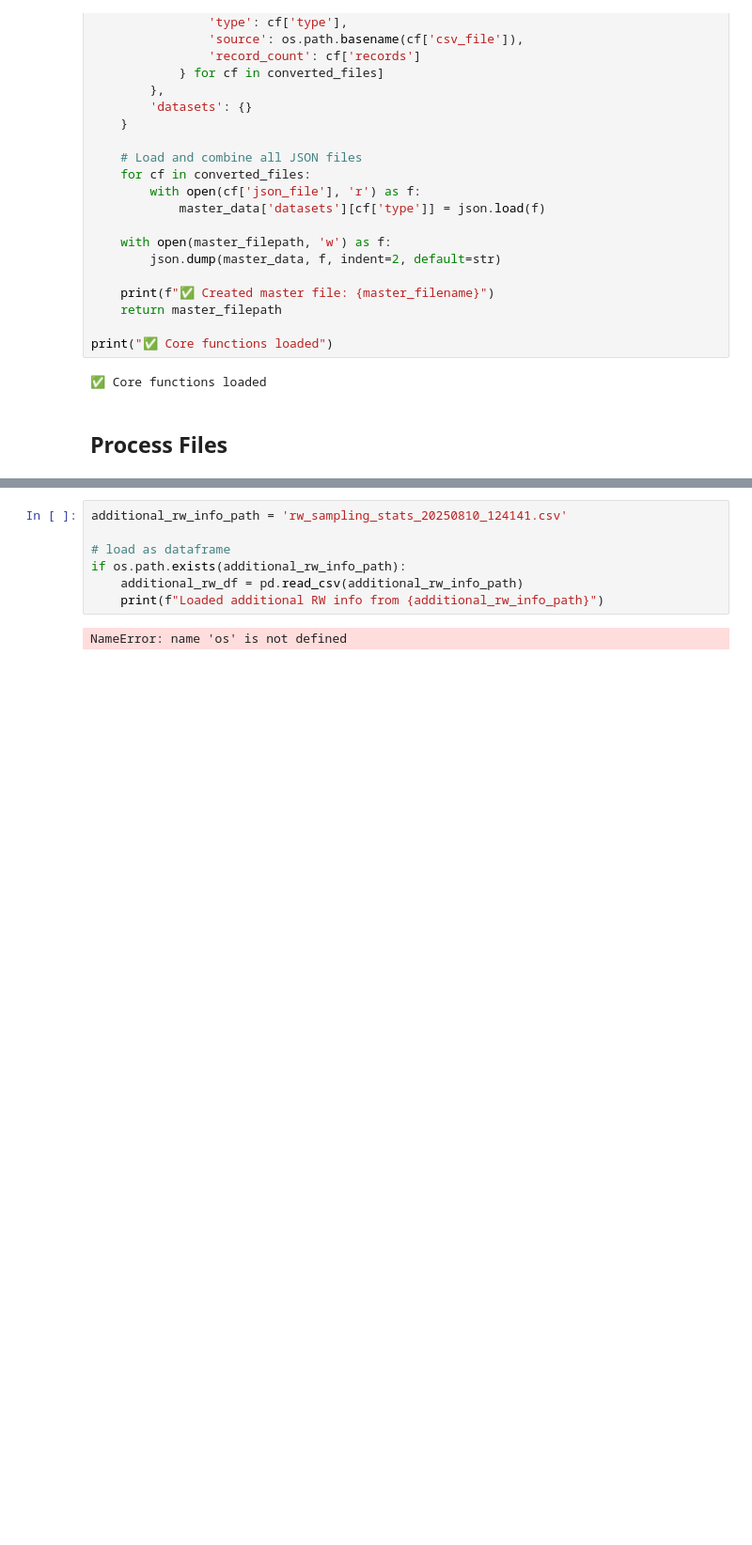
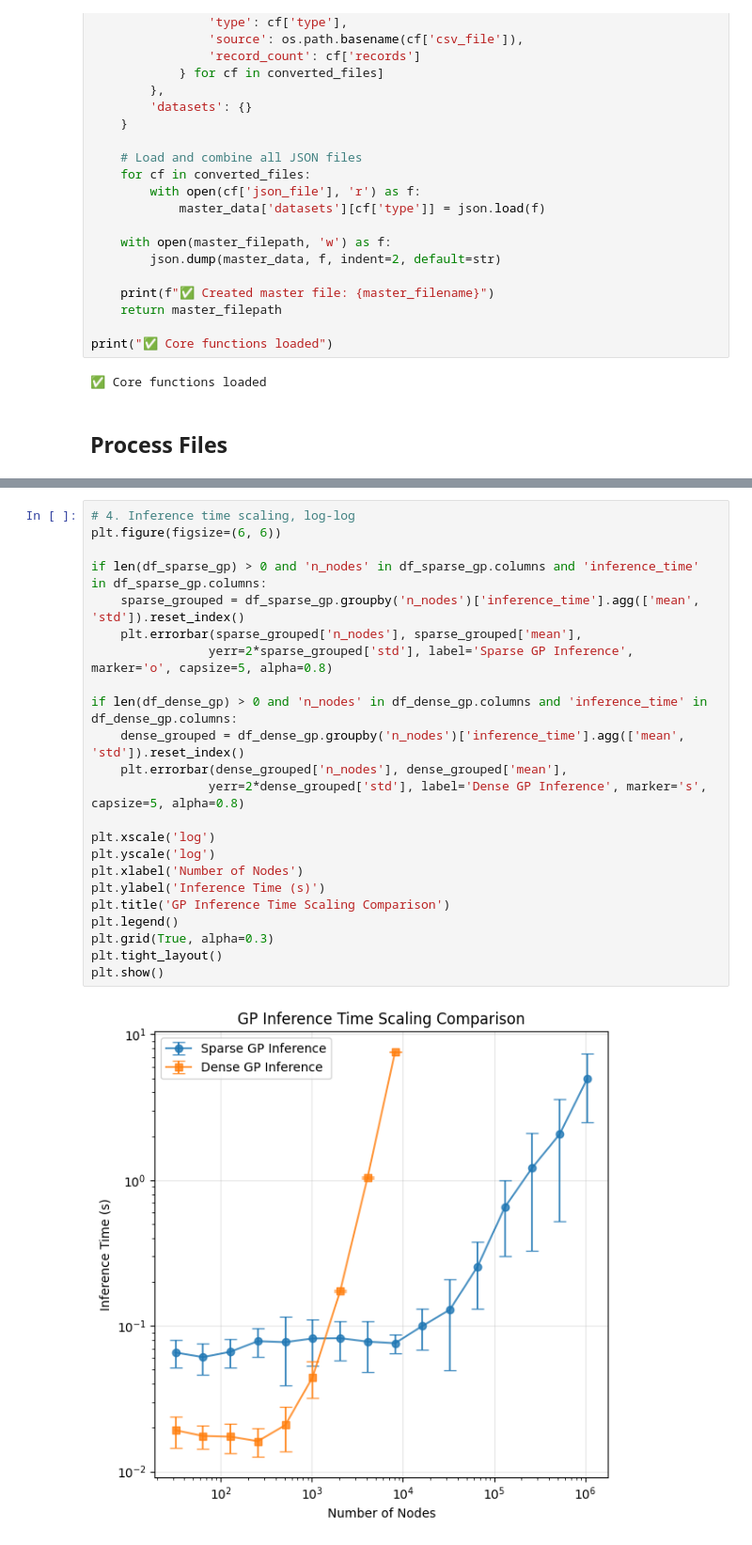
Before and after one commit to MatthewZhang473/Efficient-Gaussian-Process-on-Graphs, a Jupyter notebook: experiments_sparse/scaling_exp/csv_to_json_converter.ipynb, the cells around one changed output, grey strips where cells are left out. Shown: that part at 94% size. Drawn from its saved outputs; the diff is of its cells as text; blank space fills up the shorter version.

```diff
--- a/experiments_sparse/scaling_exp/csv_to_json_converter.ipynb
+++ b/experiments_sparse/scaling_exp/csv_to_json_converter.ipynb
@@ -416,9 +465,25 @@ plt.show()
 # %%
-additional_rw_info_path = 'rw_sampling_stats_20250810_124141.csv'
+# 4. Inference time scaling, log-log
+plt.figure(figsize=(6, 6))
 
-# load as dataframe
-if os.path.exists(additional_rw_info_path):
-    additional_rw_df = pd.read_csv(additional_rw_info_path)
-    print(f"Loaded additional RW info from {additional_rw_info_path}")
+if len(df_sparse_gp) > 0 and 'n_nodes' in df_sparse_gp.columns and 'inference_time' in df_sparse_gp.columns:
+    sparse_grouped = df_sparse_gp.groupby('n_nodes')['inference_time'].agg(['mean', 'std']).reset_index()
+    plt.errorbar(sparse_grouped['n_nodes'], sparse_grouped['mean'],
+                yerr=2*sparse_grouped['std'], label='Sparse GP Inference', marker='o', capsize=5, alpha=0.8)
+
+if len(df_dense_gp) > 0 and 'n_nodes' in df_dense_gp.columns and 'inference_time' in df_dense_gp.columns:
+    dense_grouped = df_dense_gp.groupby('n_nodes')['inference_time'].agg(['mean', 'std']).reset_index()
+    plt.errorbar(dense_grouped['n_nodes'], dense_grouped['mean'],
+                yerr=2*dense_grouped['std'], label='Dense GP Inference', marker='s', capsize=5, alpha=0.8)
+
+plt.xscale('log')
+plt.yscale('log')
+plt.xlabel('Number of Nodes')
+plt.ylabel('Inference Time (s)')
+plt.title('GP Inference Time Scaling Comparison')
+plt.legend()
+plt.grid(True, alpha=0.3)
+plt.tight_layout()
+plt.show()
 # %% [output]
-NameError: name 'os' is not defined
+[figure, added]
```
Also changed, not shown: parts of 13 cells of this notebook.
